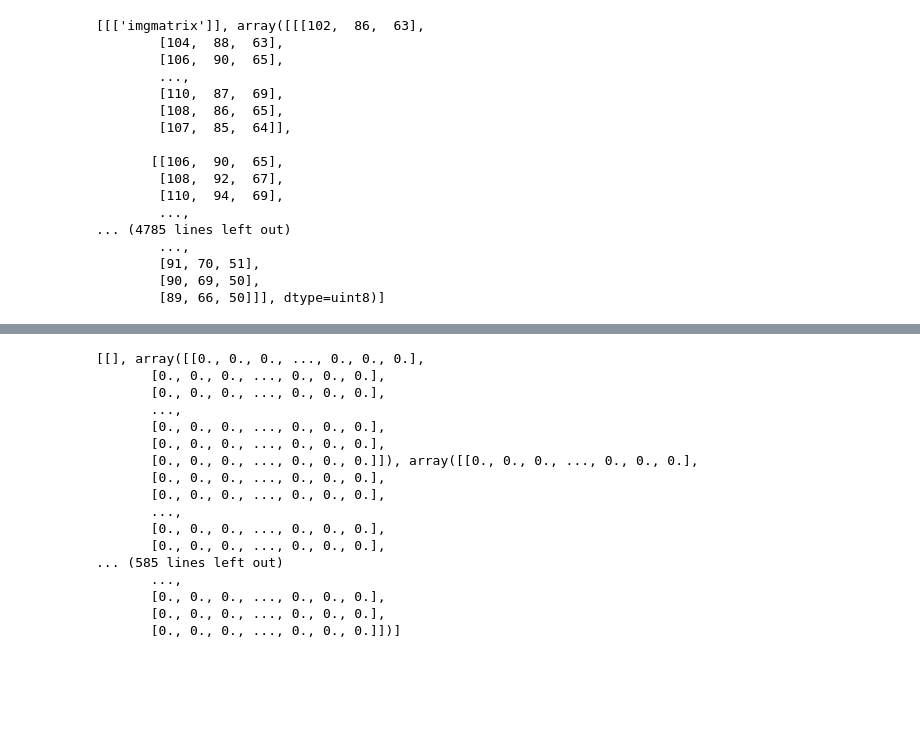
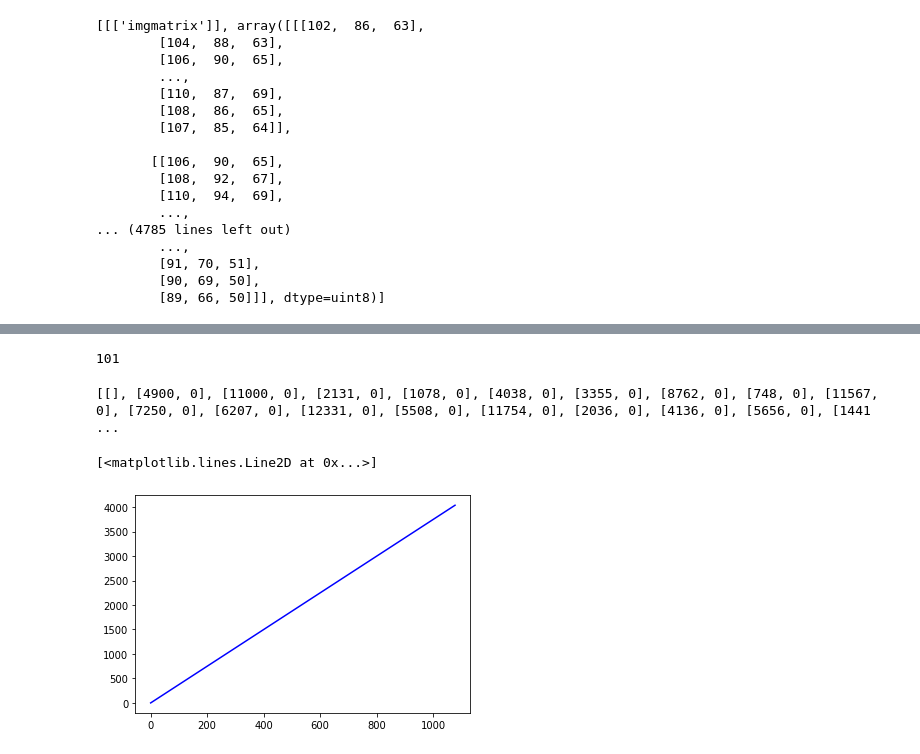
Before and after one commit to Vbourgault/GTI770-TP0, a Jupyter notebook: Exercise 1.ipynb, the cells around one changed output, grey strips where cells are left out. Cells and saved outputs as stored; diff of their text form; code cells hidden in the pictures; blank space fills up the shorter version.

```diff
--- a/Exercise 1.ipynb
+++ b/Exercise 1.ipynb
@@ -310,27 +310,41 @@ for i in range(1,len(x)):
     x_train_binary.append(binary)
 
 
-print(x_train_binary)
+print(len(x_train_binary))
 # %% [output]
-[[], array([[0., 0., 0., ..., 0., 0., 0.],
-       [0., 0., 0., ..., 0., 0., 0.],
-       [0., 0., 0., ..., 0., 0., 0.],
-       ...,
-       [0., 0., 0., ..., 0., 0., 0.],
-       [0., 0., 0., ..., 0., 0., 0.],
-       [0., 0., 0., ..., 0., 0., 0.]]), array([[0., 0., 0., ..., 0., 0., 0.],
-       [0., 0., 0., ..., 0., 0., 0.],
-       [0., 0., 0., ..., 0., 0., 0.],
-       ...,
-       [0., 0., 0., ..., 0., 0., 0.],
-       [0., 0., 0., ..., 0., 0., 0.],
-... (585 lines left out)
-       ...,
-       [0., 0., 0., ..., 0., 0., 0.],
-       [0., 0., 0., ..., 0., 0., 0.],
-       [0., 0., 0., ..., 0., 0., 0.]])]
+101
 # %%
 # 8. Pour chaque image, compter le nombre de pixel noir et pixel blanc,
 # mettre tous les résultats dans une matrice (X_train_plot)
 # avec la forme (nombre dimages, 2).
 # Commentez la fonction de la matrice (X_train_plot)
+
+x_train_plot = [[]]
+
+for i in range(1,len(x)):
+    r = x[i][:,:,0]
+    g = x[i][:,:,1]
+    b = x[i][:,:,2]
+    greyscale = r* 0.2989+ g*  0.5870+ b* 0.1140
+    kmax, lmax = np.shape(greyscale)
+    numblack = 0
+    numwhite = 0
+    for k in range(0,kmax):
+        for l in range(0,lmax):
+            if greyscale[k,l] == 0:
+                numblack += 1
+            elif greyscale[k,l] >= 250 :
+                numwhite += 1
+
+    x_train_plot.append([numblack,numwhite])
+
+print(x_train_plot)
+# %% [output]
+[[], [4900, 0], [11000, 0], [2131, 0], [1078, 0], [4038, 0], [3355, 0], [8762, 0], [748, 0], [11567, 0], [7250, 0], [6207, 0], [12331, 0], [5508, 0], [11754, 0], [2036, 0], [4136, 0], [5656, 0], [1441 ...
+# %%
+for
+plt.figure()
+plt.plot(x_train_plot[1:][3],x_train_plot[1:][4],'b')
+# %% [output]
+[<matplotlib.lines.Line2D at 0x...>]
+[figure, added]
```
Also changed, not shown: parts of 2 cells of this notebook.
